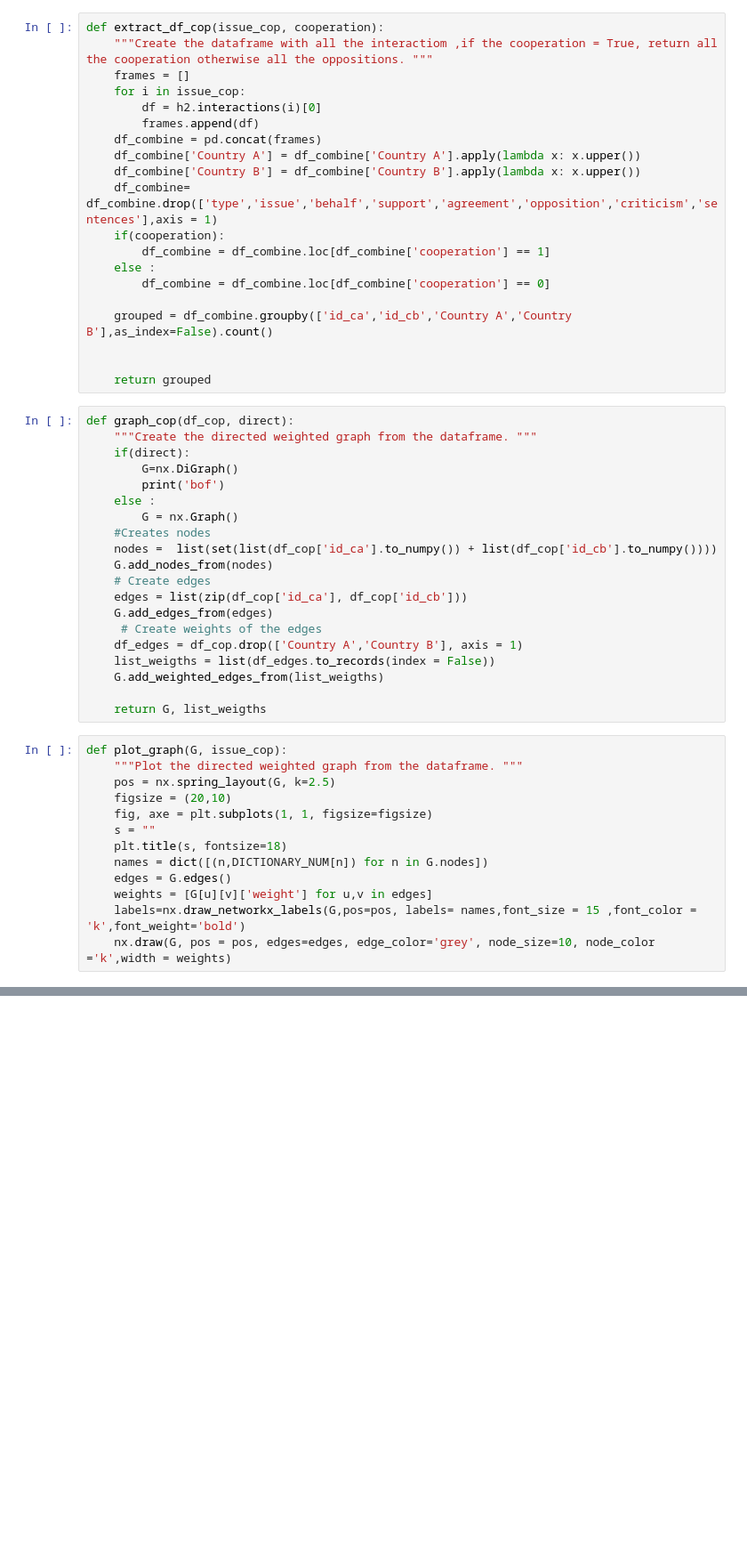
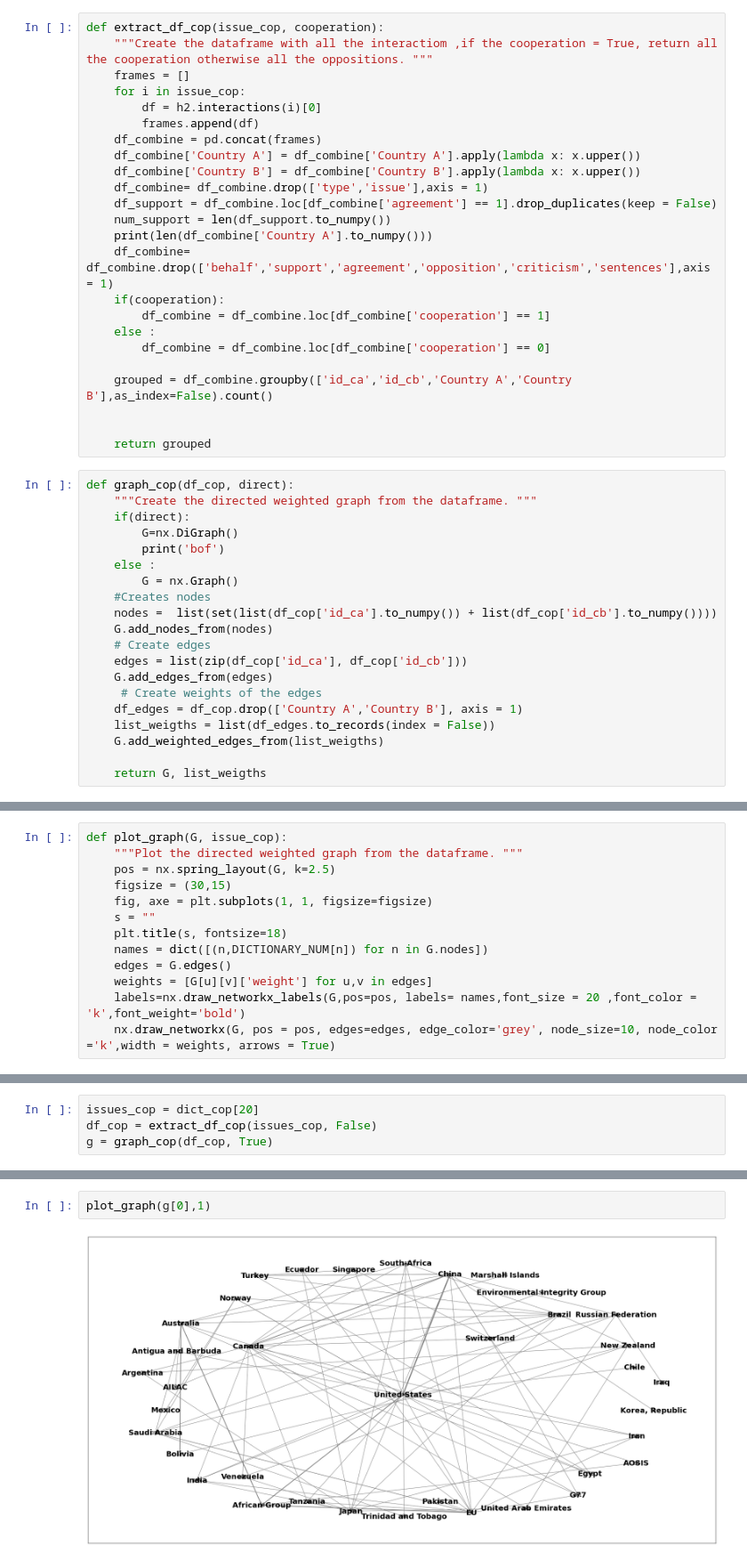
Before and after one commit to victorkristof/cop-mining-interactions, a Jupyter notebook: Code/i1_graph.ipynb, the cells around one changed output, grey strips where cells are left out. Shown: that part at 89% size. Cells and saved outputs as stored; diff of their text form; blank space fills up the shorter version.

```diff
--- a/Code/i1_graph.ipynb
+++ b/Code/i1_graph.ipynb
@@ -101,7 +107,11 @@ def extract_df_cop(issue_cop, cooperation):
     df_combine = pd.concat(frames)
     df_combine['Country A'] = df_combine['Country A'].apply(lambda x: x.upper())
     df_combine['Country B'] = df_combine['Country B'].apply(lambda x: x.upper())
-    df_combine= df_combine.drop(['type','issue','behalf','support','agreement','opposition','criticism','sentences'],axis = 1)
+    df_combine= df_combine.drop(['type','issue'],axis = 1)
+    df_support = df_combine.loc[df_combine['agreement'] == 1].drop_duplicates(keep = False)
+    num_support = len(df_support.to_numpy())
+    print(len(df_combine['Country A'].to_numpy()))
+    df_combine= df_combine.drop(['behalf','support','agreement','opposition','criticism','sentences'],axis = 1)
     if(cooperation):
         df_combine = df_combine.loc[df_combine['cooperation'] == 1]
     else :
@@ -131,16 +141,3 @@ def graph_cop(df_cop, direct):
     G.add_weighted_edges_from(list_weigths)
 
     return G, list_weigths
-# %%
-def plot_graph(G, issue_cop):
-    """Plot the directed weighted graph from the dataframe. """
-    pos = nx.spring_layout(G, k=2.5)
-    figsize = (20,10)
-    fig, axe = plt.subplots(1, 1, figsize=figsize)
-    s = ""
-    plt.title(s, fontsize=18)
-    names = dict([(n,DICTIONARY_NUM[n]) for n in G.nodes])
-    edges = G.edges()
-    weights = [G[u][v]['weight'] for u,v in edges]
-    labels=nx.draw_networkx_labels(G,pos=pos, labels= names,font_size = 15 ,font_color = 'k',font_weight='bold')
-    nx.draw(G, pos = pos, edges=edges, edge_color='grey', node_size=10, node_color ='k',width = weights)
@@ -370,0 +144,13 @@ plot_graph(G_cop25, 25)
+# %%
+def plot_graph(G, issue_cop):
+    """Plot the directed weighted graph from the dataframe. """
+    pos = nx.spring_layout(G, k=2.5)
+    figsize = (30,15)
+    fig, axe = plt.subplots(1, 1, figsize=figsize)
+    s = ""
+    plt.title(s, fontsize=18)
+    names = dict([(n,DICTIONARY_NUM[n]) for n in G.nodes])
+    edges = G.edges()
+    weights = [G[u][v]['weight'] for u,v in edges]
+    labels=nx.draw_networkx_labels(G,pos=pos, labels= names,font_size = 20 ,font_color = 'k',font_weight='bold')
+    nx.draw_networkx(G, pos = pos, edges=edges, edge_color='grey', node_size=10, node_color ='k',width = weights, arrows = True)
@@ -370,0 +338,4 @@ plot_graph(G_cop25, 25)
+# %%
+issues_cop = dict_cop[20]
+df_cop = extract_df_cop(issues_cop, False)
+g = graph_cop(df_cop, True)
@@ -370,0 +359,4 @@ plot_graph(G_cop25, 25)
+# %%
+plot_graph(g[0],1)
+# %% [output]
+[figure, added]
```
Also changed, not shown: parts of 57 cells of this notebook, 28 other files.
